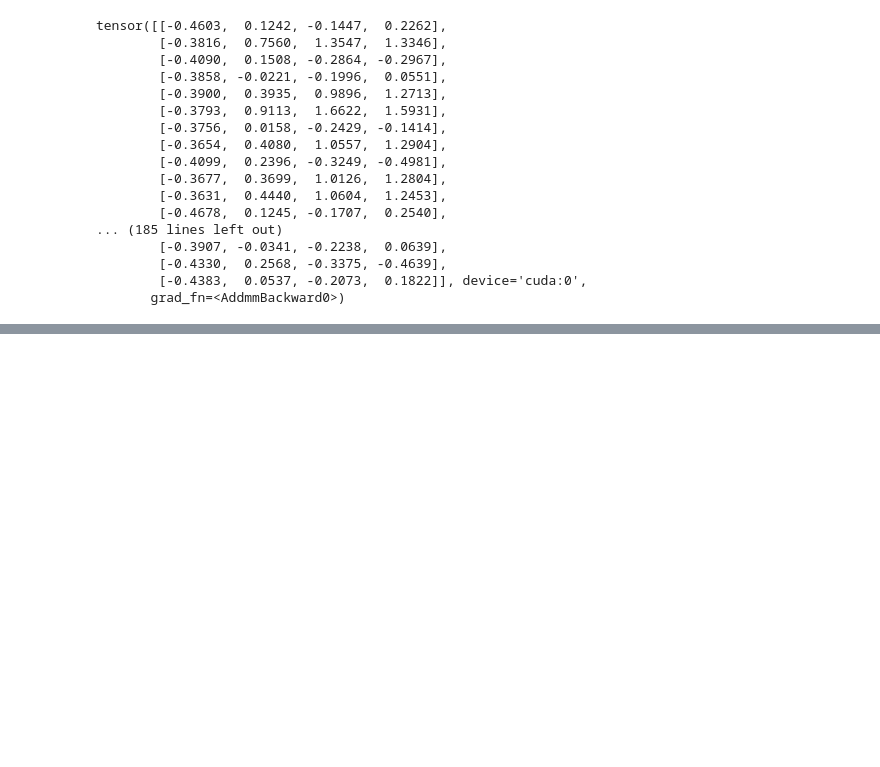
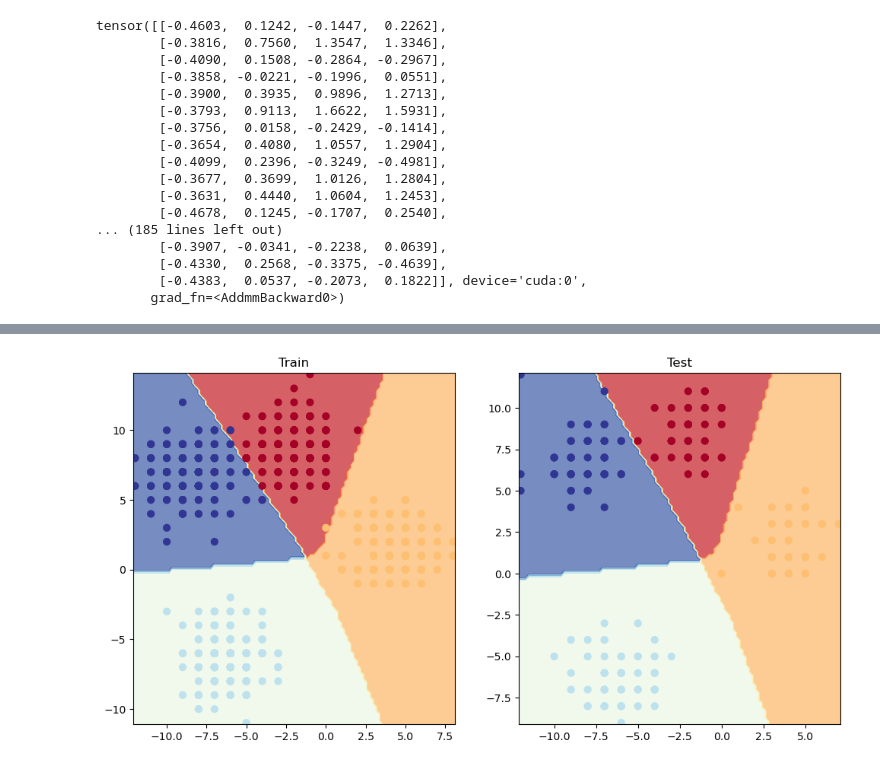
Before and after one commit to BurnTheBunsen/pytorch-deep-learning-test, a Jupyter notebook: NN_Classification_with_PyTorch.ipynb, the cells around one changed output, grey strips where cells are left out. Drawn from its saved outputs; the diff is of its cells as text; code cells hidden in the pictures; blank space fills up the shorter version.

```diff
--- a/NN_Classification_with_PyTorch.ipynb
+++ b/NN_Classification_with_PyTorch.ipynb
@@ -814,9 +814,10 @@ y_blob_train, y_blob_test = y_blob_train.to(device), y_blob_test.to(device)
 for epoch in range(epochs):
     model_4.train()
     y_blob_logits = model_4(X_blob_train)
-    y_blob_pred = nn.Softmax(y_blob_logits)
+    y_blob_pred_probs = torch.softmax(y_blob_logits, dim=1)
+    y_blob_pred = torch.argmax(y_blob_pred_probs, dim=1)
 
-    loss = loss_fn(y_blob_logits, y_blob_train)
+    loss = loss_fn(y_blob_logits, y_blob_train.long()) # For cross entropy loss our prediction (which is y_blob_logits here) our input should be in float format but our label should be in Tensor Long format)
     acc = accuracy_fn(y_true=y_blob_train,
                       y_pred=y_blob_pred)
 
@@ -827,9 +828,10 @@ for epoch in range(epochs):
     model_4.eval()
     with torch.inference_mode():
         test_blob_logits = model_4(X_blob_test)
-        test_blob_pred = nn.Softmax(test_blob_logits)
+        test_blob_pred_probs = torch.softmax(test_blob_logits, dim=1)
+        test_blob_pred = torch.argmax(test_blob_pred_probs, dim=1)
 
-        test_loss = loss_fn(test_blob_logits, y_blob_test)
+        test_loss = loss_fn(test_blob_logits, y_blob_test.long())
         test_acc = accuracy_fn(y_true=y_blob_test,
                                y_pred=test_blob_pred)
 
@@ -840,0 +851,11 @@ torch.float32
+# %%
+# Plot decision boundary of the model
+plt.figure(figsize=(12,6))
+plt.subplot(1,2,1) # Row, column, index
+plt.title("Train")
+plot_decision_boundary(model_4, X_blob_train, y_blob_train)
+plt.subplot(1,2,2)
+plt.title("Test")
+plot_decision_boundary(model_4, X_blob_test, y_blob_test)
+# %% [output]
+[figure, added]
```
Also changed, not shown: parts of 2 cells of this notebook.
